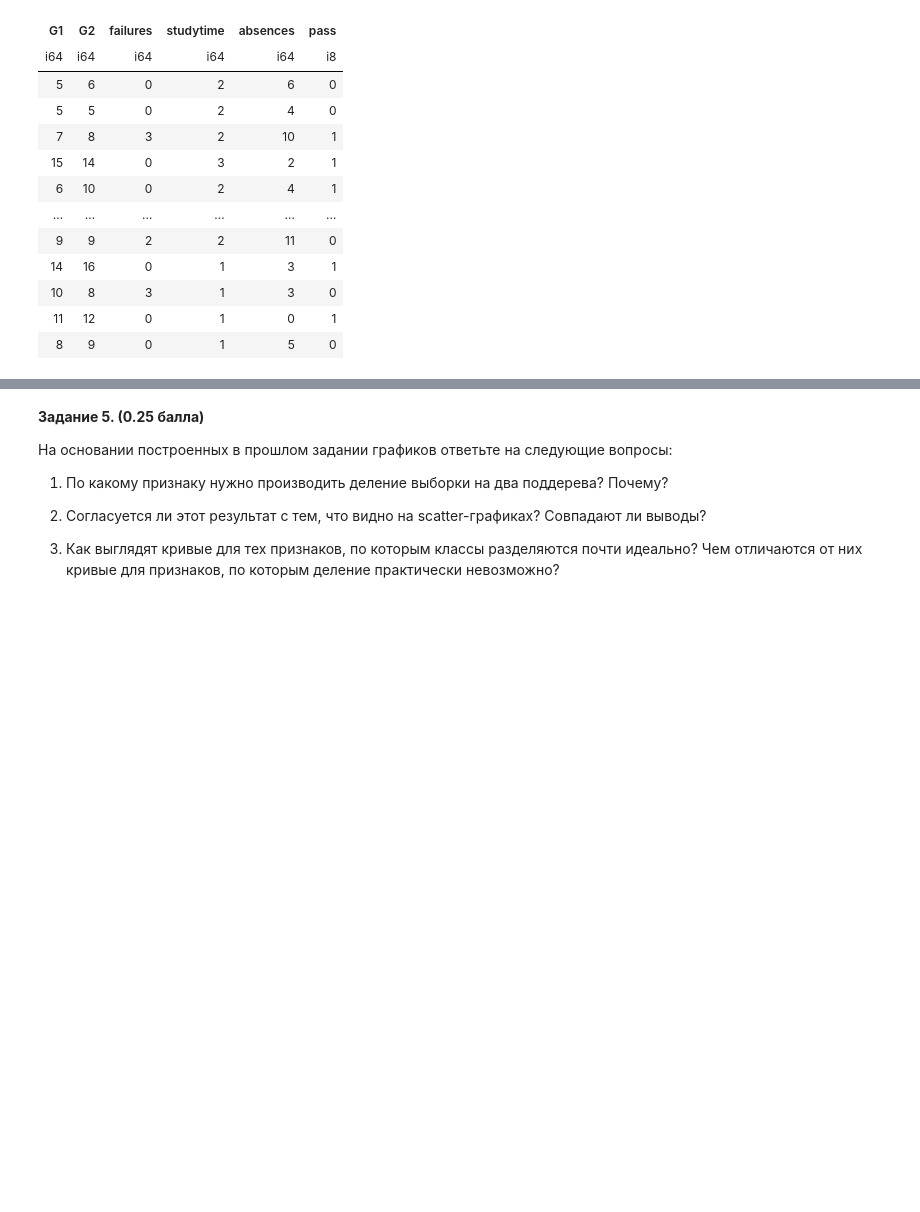
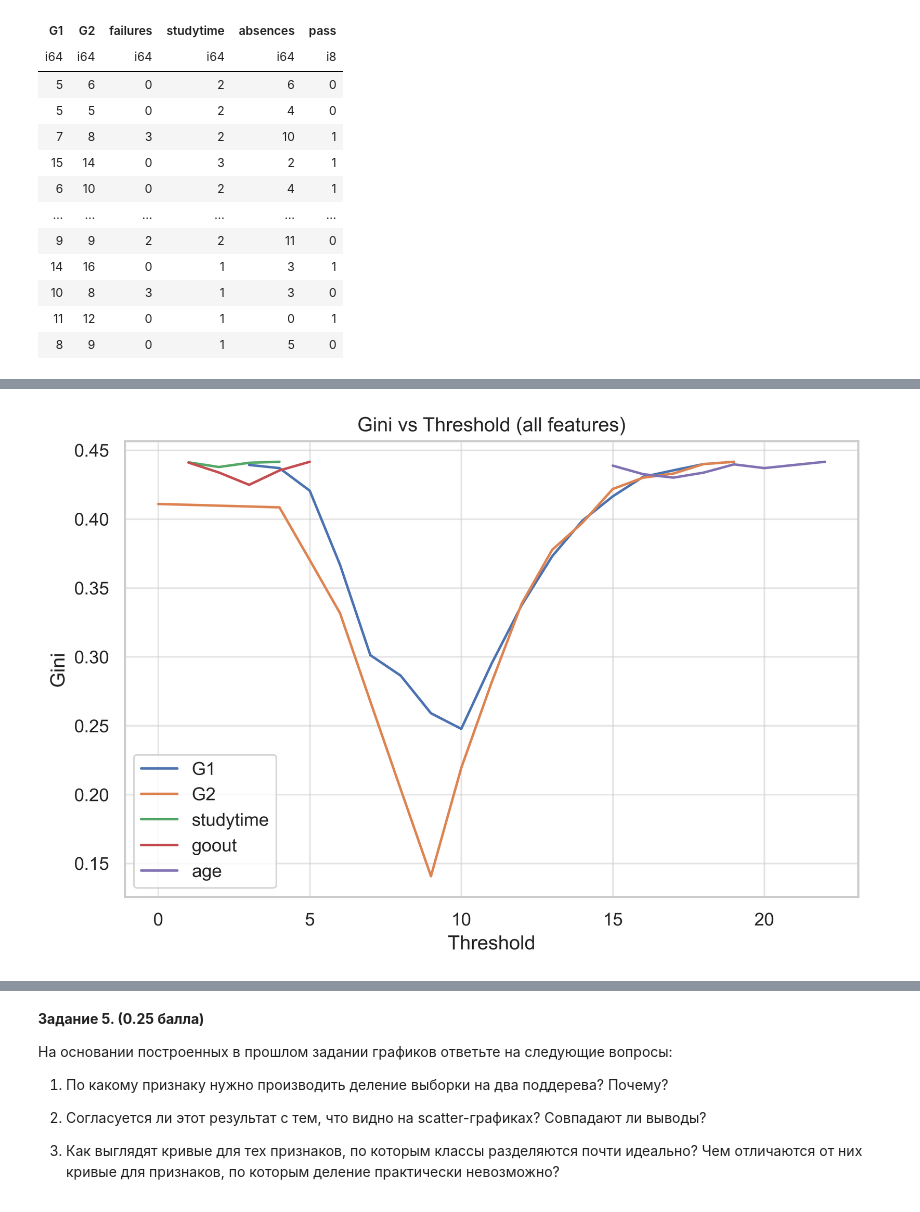
Before and after one commit to Shel2123/ML1_hw, a Jupyter notebook: hw5/Homework Practice 05 Trees.ipynb, the cells around one changed output, grey strips where cells are left out. Saved outputs shown, nothing was run; the diff lists cells and outputs as text; code cells hidden in the pictures; blank space fills up the shorter version.

```diff
--- a/hw5/Homework Practice 05 Trees.ipynb
+++ b/hw5/Homework Practice 05 Trees.ipynb
@@ -316,0 +361,9 @@ shape: (395, 6)
+# %%
+df = pl.read_csv("Student Performance/student/student-mat.csv", separator=';')
+df = df.with_columns(
+    (pl.col("G3") >= 10).cast(pl.Int8).alias("pass")
+)
+features = ["G1", "G2", "studytime", "goout", "age"]
+
+df = df.select(features + ["pass"])
+df
@@ -316,0 +385,15 @@ shape: (395, 6)
+# %%
+plt.figure(figsize=(8, 5), dpi=500)
+
+for feature in df.columns:
+    if feature != "pass":
+        x, y = get_gini_curve(df, feature)
+        plt.plot(x, y, label=feature)
+
+plt.xlabel("Threshold")
+plt.ylabel("Gini")
+plt.title("Gini vs Threshold (all features)")
+plt.legend()
+plt.show()
+# %% [output]
+[figure, added]
```
Also changed, not shown: parts of 17 cells of this notebook, 1 other file.
